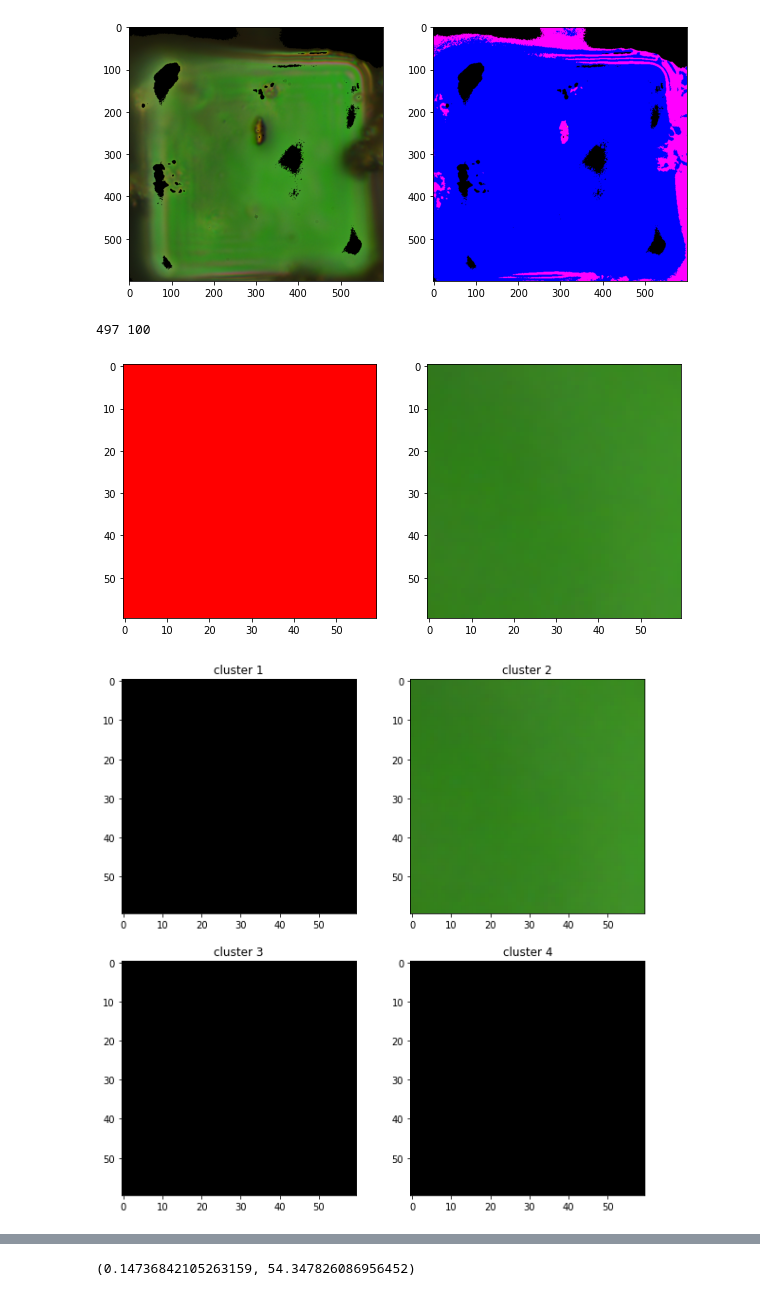
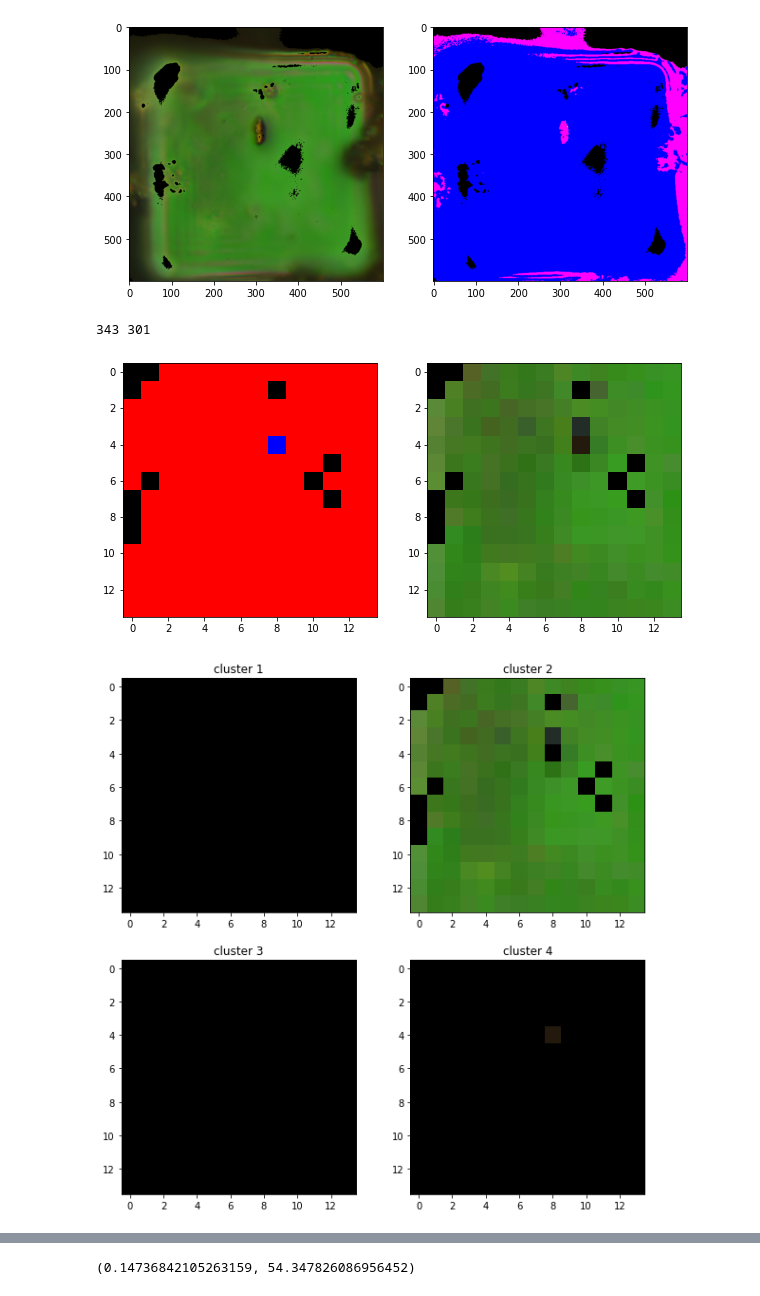
Before and after one commit to makamoa/bio, a Jupyter notebook: ImageOptimization.ipynb, the cells around one changed output, grey strips where cells are left out. Cells and saved outputs as stored; diff of their text form; code cells hidden in the pictures.

```diff
--- a/ImageOptimization.ipynb
+++ b/ImageOptimization.ipynb
@@ -156,30 +156,31 @@ plt.show()
 [figure]
 # %%
 wx, wy = colors.shape[:2]
-dx = 30
-dy = 30
+dx = 200
+dy = 200
 xc = np.random.randint(dx,wx-dx)
 yc = np.random.randint(dy,wy-dy)
 print(xc,yc)
+skip = 30
 xc, yc = (334, 275)
 
 cut_x = [xc-dx,xc+dx]
 cut_y = [yc-dy,yc+dy]
-x_crop = slice(cut_x[0],cut_x[1])
-y_crop = slice(cut_y[0],cut_y[1])
+x_crop = slice(cut_x[0],cut_x[1], skip)
+y_crop = slice(cut_y[0],cut_y[1], skip)
 
 labels = labels[x_crop,y_crop]
 colors = colors[x_crop,y_crop]
 
 plt.figure(figsize=[10,5])
 plt.subplot(121)
 plt.imshow(label2rgb(labels,bg_label=0))
 plt.subplot(122)
 plt.imshow(colors)
 plt.show()
 # %% [output]
-497 100
+343 301
-[figure, old version]
+[figure, new version]
 # %%
 def show_cluster(labels, colors=None, cluster=1, ax=None):
     if ax is None:
@@ -200,7 +201,7 @@ for i, ax in enumerate(axes.flatten(),1):
     ax.set_title('cluster %d' % i)
     show_cluster(labels,colors,cluster=i,ax=ax)
 # %% [output]
-[figure, old version]
+[figure, new version]
 # %%
 bg_mask = labels == 0
 cluster_masks = []
```
Also changed, not shown: parts of 9 cells of this notebook.
